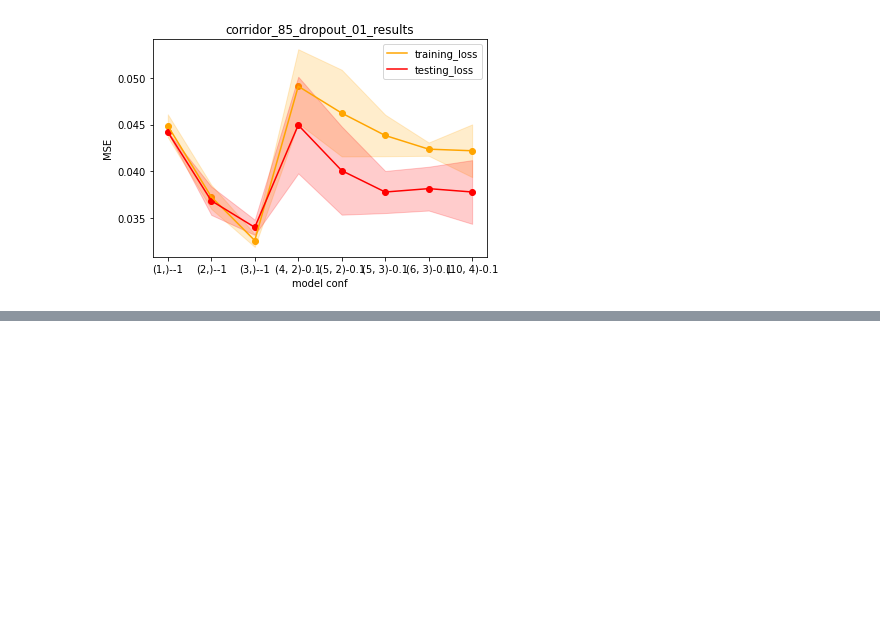
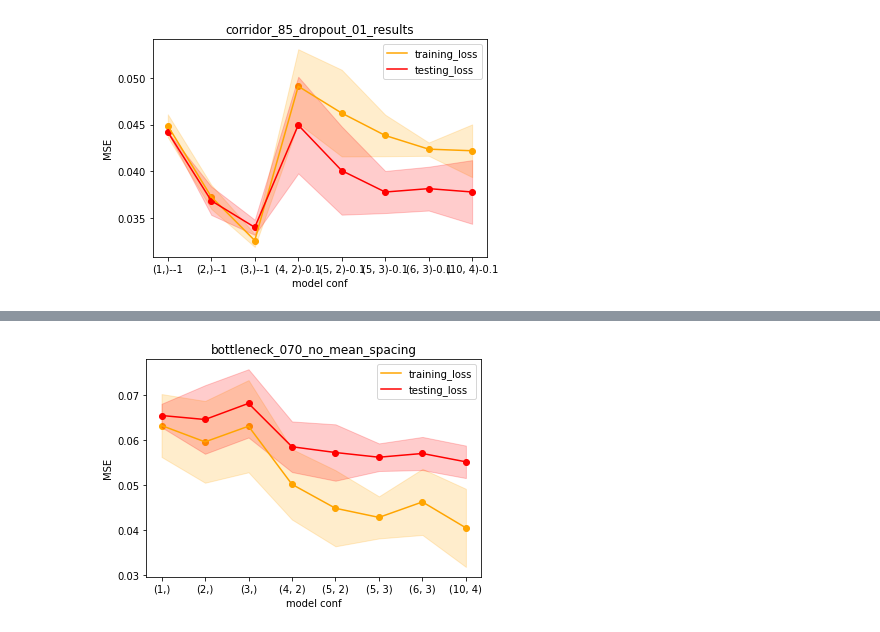
Before and after one commit to AlexPasqua/MLCMS-project, a Jupyter notebook: src/training_with_different_architectures.ipynb, the cells around one changed output, grey strips where cells are left out. Saved outputs shown, nothing was run; the diff lists cells and outputs as text; code cells hidden in the pictures; blank space fills up the shorter version.

```diff
--- a/src/training_with_different_architectures.ipynb
+++ b/src/training_with_different_architectures.ipynb
@@ -281,0 +311,5 @@ plot_results(corridor_85_dropout_01_results, tr_mean, tr_std, val_mean, val_std,
+# %%
+tr_mean, tr_std, val_mean, val_std, test_mean, test_std = get_all_result_data(bottleneck_070_no_mean_spacing)
+plot_results(bottleneck_070_no_mean_spacing, tr_mean, tr_std, val_mean, val_std, test_mean, test_std, title="bottleneck_070_no_mean_spacing")
+# %% [output]
+[figure, added]
```
Also changed, not shown: parts of 5 cells of this notebook, 1 other file.
